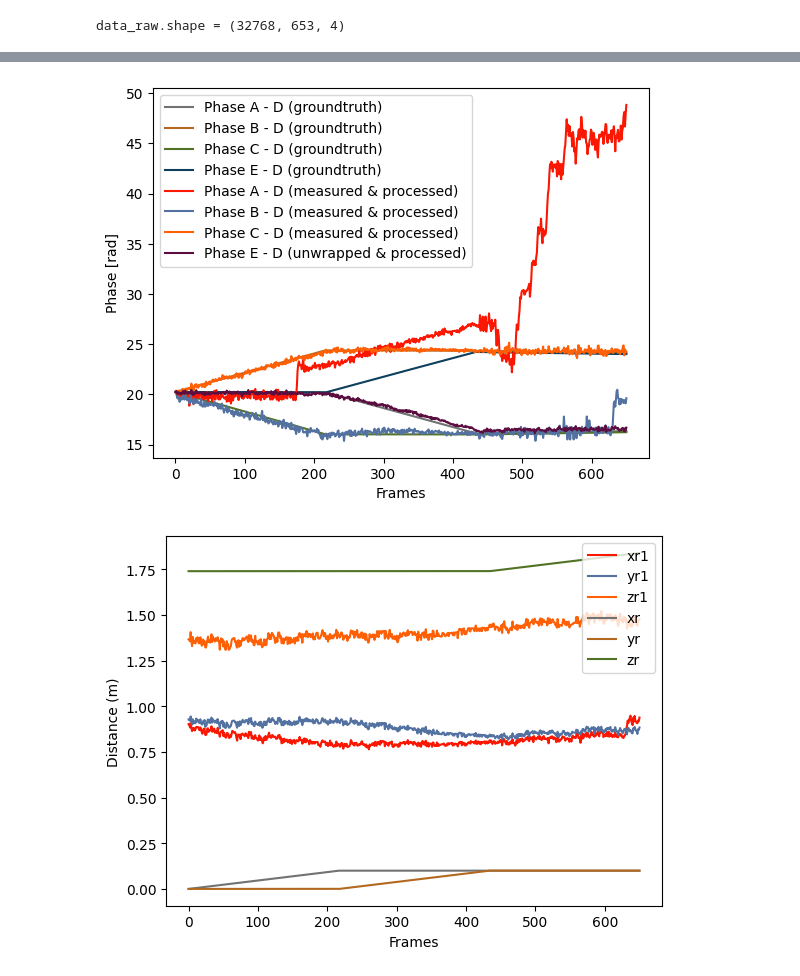
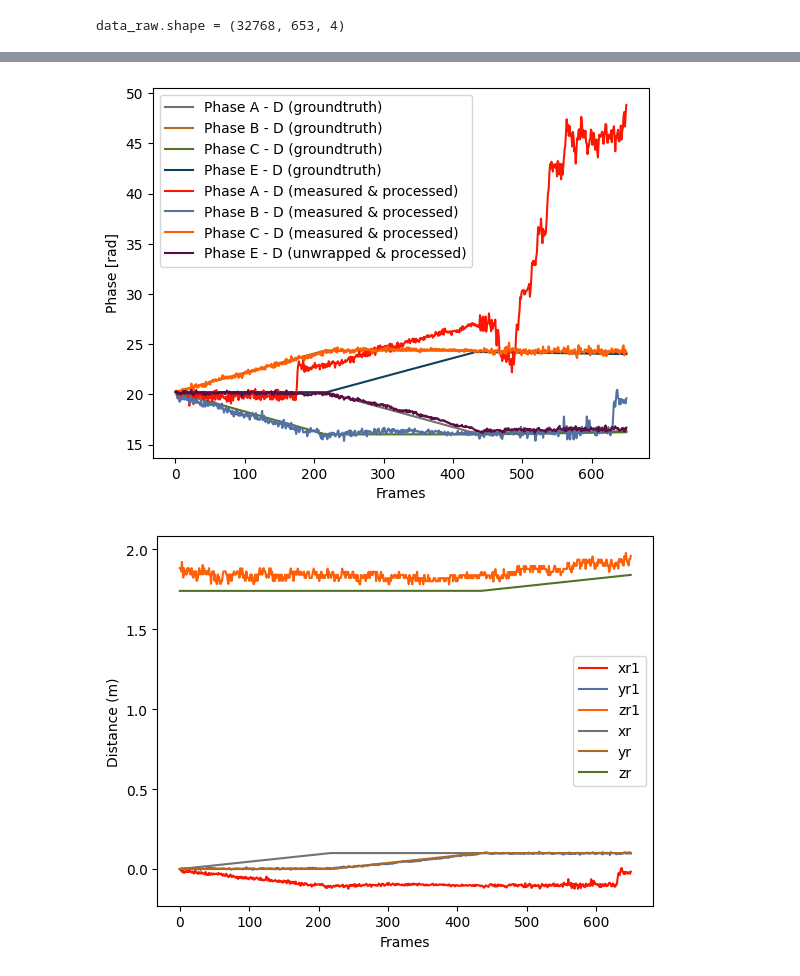
Before and after one commit to sohamc1/mmLand, a Jupyter notebook: 3d_method_full.ipynb, the cells around one changed output, grey strips where cells are left out. Drawn from its saved outputs; the diff is of its cells as text; code cells hidden in the pictures.

Commit message:
update 3d method full

```diff
--- a/3d_method_full.ipynb
+++ b/3d_method_full.ipynb
@@ -747,7 +747,7 @@ def full_processing(filename, n_frames, tag, groundtruth_points, frames_per_seg,
         def f(args):
             theta, phi = args
             f1 = dr1 - (x1*np.cos(theta)*np.sin(phi) - z1*np.cos(phi))
-            f2 = dr2 - (y2*np.sin(theta)*np.sin(phi) - z2*np.cos(phi))
+            f2 = dr2 - (y2*np.sin(theta)*np.sin(-phi) - z2*np.cos(phi))
             return f1**2 + f2**2
 
         # initial guess
@@ -780,14 +780,14 @@ def full_processing(filename, n_frames, tag, groundtruth_points, frames_per_seg,
 # %%
 groundtruth_points = [(0,0,1.74), (0.1, 0, 1.74), (0.1, 0.1, 1.74), (0.1, 0.1, 1.84)]
 
-full_processing("3D_angle_20-24GHz.pickle", 651, new_tag, groundtruth_points, 217, initial_guess=[0, 0])
+full_processing("3D_angle_20-24GHz.pickle", 651, new_tag, groundtruth_points, 217, initial_guess=[np.pi/2, np.pi/2])
 # %% [output]
 data_raw.shape = (32768, 653, 4)
 [figure]
 [figure]
 [figure]
 [figure]
-[figure, old version]
+[figure, new version]
 # %%
 # groundtruth phase viewer
 
```
Also changed, not shown: parts of 1 cell of this notebook.
